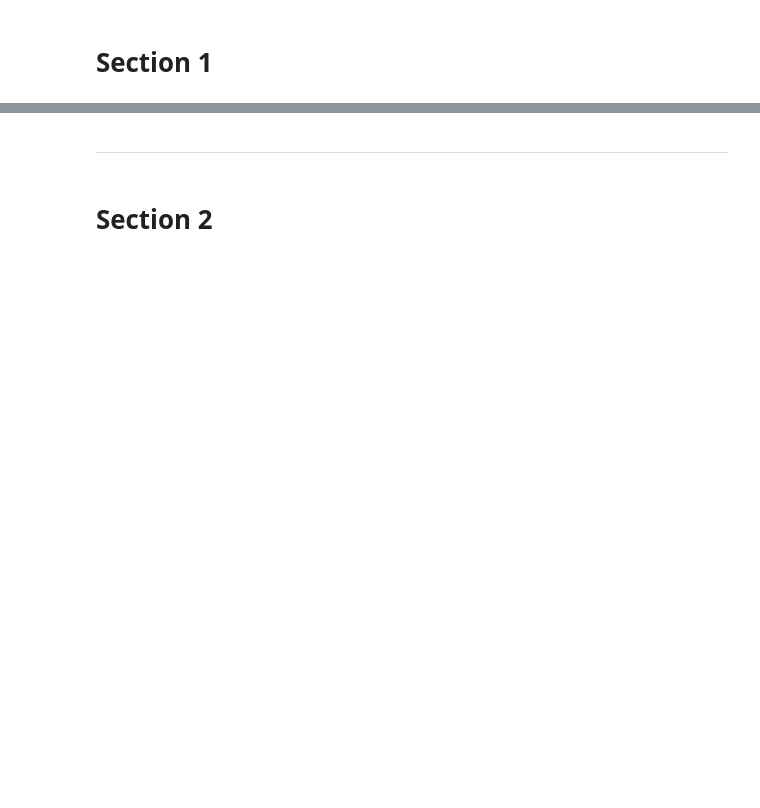
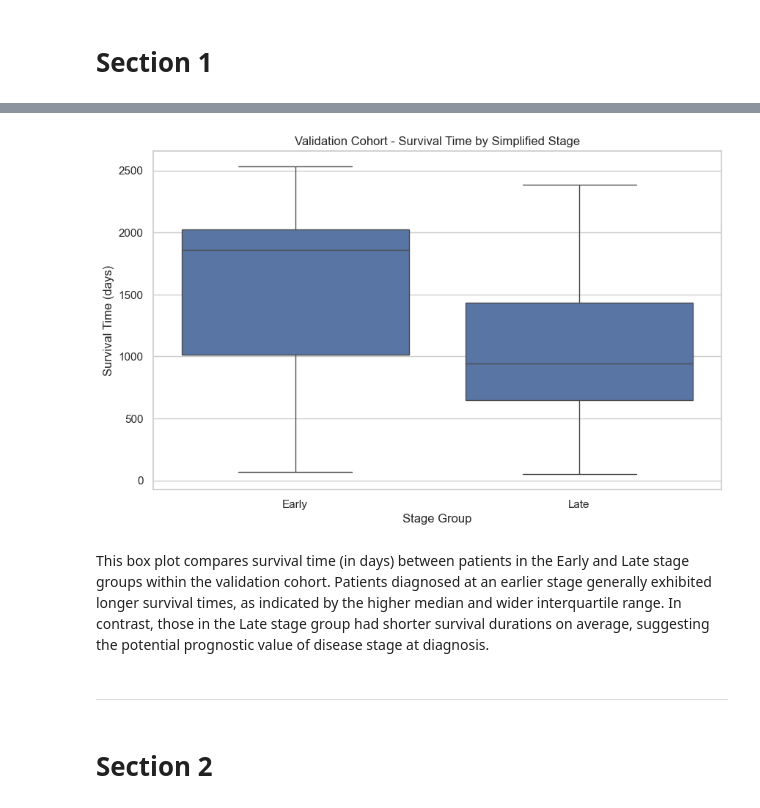
Before and after one commit to Petal-DA/clinical-survival-analysis, a Jupyter notebook: jupyter_notebooks/2_exploratory_analysis.ipynb, the cells around one changed output, grey strips where cells are left out. Drawn from its saved outputs; the diff is of its cells as text; code cells hidden in the pictures; blank space fills up the shorter version.

```diff
--- a/jupyter_notebooks/2_exploratory_analysis.ipynb
+++ b/jupyter_notebooks/2_exploratory_analysis.ipynb
@@ -48,3 +150,36 @@ Section 1 content
+# %%
+# Create simplified stage groupings based on column names
+# Step 1: Create Stage_Group
+def determine_stage(row):
+    early = ['Stage (TNM 8th edition)_IA3', 'Stage (TNM 8th edition)_IB',
+             'Stage (TNM 8th edition)_IIA', 'Stage (TNM 8th edition)_IIB']
+    late = ['Stage (TNM 8th edition)_IIIA', 'Stage (TNM 8th edition)_IIIB',
+            'Stage (TNM 8th edition)_IVA']
+
+    for col in early:
+        if row.get(col, 0) == 1:
+            return 'Early'
+    for col in late:
+        if row.get(col, 0) == 1:
+            return 'Late'
+    return 'Unknown'
+
+validation["Stage_Group"] = validation.apply(determine_stage, axis=1)
+
+# Step 2: Filter out 'Unknown'as it represents just a small portion of the data and is not very meaningful for the analysis.
+validation_filtered = validation[validation["Stage_Group"] != "Unknown"]
+
+# Step 3: Plot using the filtered dataset
+plt.figure(figsize=(10, 6))
+sns.boxplot(x="Stage_Group", y="Survival time (days)", data=validation_filtered)
+plt.title("Validation Cohort - Survival Time by Simplified Stage")
+plt.xlabel("Stage Group")
+plt.ylabel("Survival Time (days)")
+plt.show()
+# %% [output]
+[figure, added]
+# %% [markdown]
+This box plot compares survival time (in days) between patients in the Early and Late stage groups within the validation cohort. Patients diagnosed at an earlier stage generally exhibited longer survival times, as indicated by the higher median and wider interquartile range. In contrast, those in the Late stage group had shorter survival durations on average, suggesting the potential prognostic value of disease stage at diagnosis.
 # %% [markdown]
 ---
 # %% [markdown]
```
Also changed, not shown: parts of 33 cells of this notebook, 1 other file.
